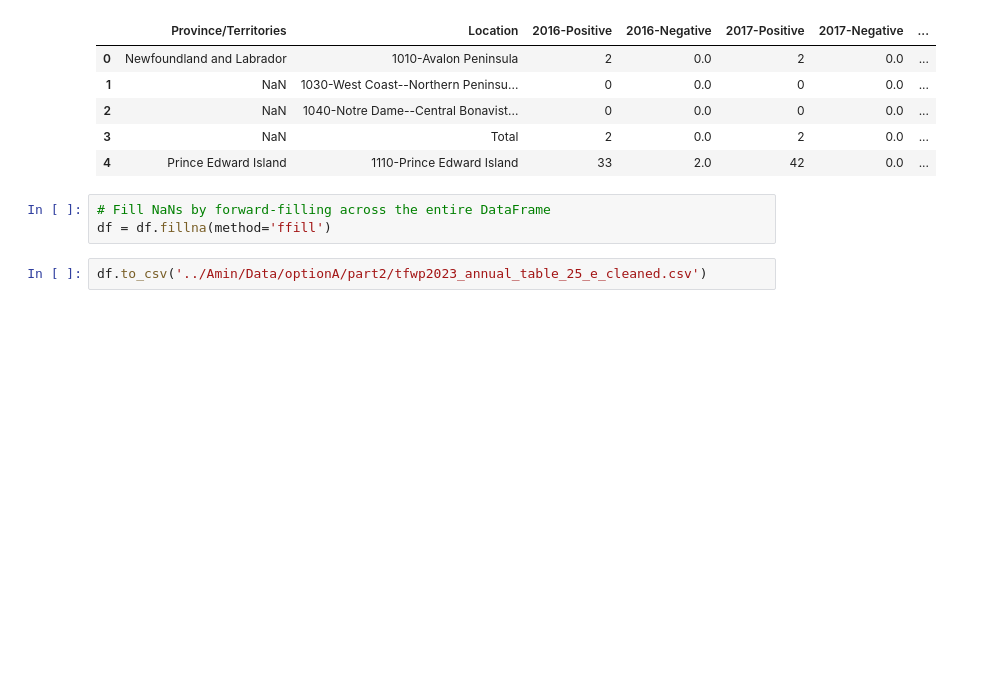
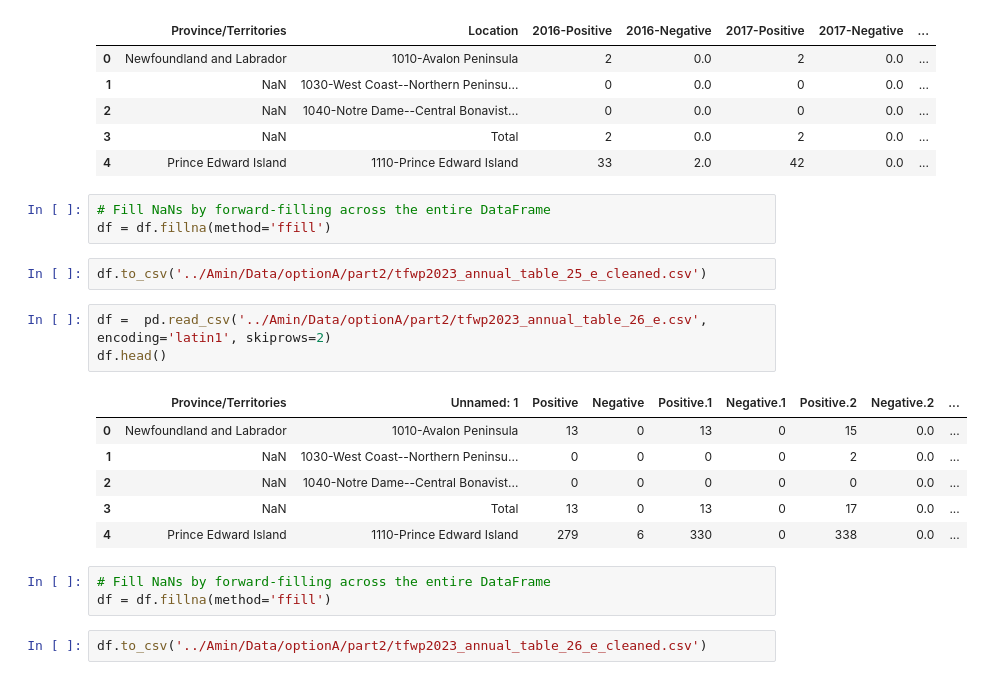
Before and after one commit to shubhleendhaka/Labor-Market-Analysis, a Jupyter notebook: Amin/main.ipynb, the cells around one changed output. Saved outputs shown, nothing was run; the diff lists cells and outputs as text; blank space fills up the shorter version.

Commit message:
cleaned table 26

```diff
--- a/Amin/main.ipynb
+++ b/Amin/main.ipynb
@@ -733,3 +733,18 @@ df.head()
 df = df.fillna(method='ffill')
 # %%
 df.to_csv('../Amin/Data/optionA/part2/tfwp2023_annual_table_25_e_cleaned.csv')
+# %%
+df =  pd.read_csv('../Amin/Data/optionA/part2/tfwp2023_annual_table_26_e.csv', encoding='latin1', skiprows=2)
+df.head()
+# %% [output]
+|  | Province/Territories | Unnamed: 1 | Positive | Negative | Positive.1 | Negative.1 | Positive.2 | Negative.2 | ... |
+| 0 | Newfoundland and Labrador | 1010-Avalon Peninsula | 13 | 0 | 13 | 0 | 15 | 0.0 | ... |
+| 1 | NaN | 1030-West Coast--Northern Peninsu... | 0 | 0 | 0 | 0 | 2 | 0.0 | ... |
+| 2 | NaN | 1040-Notre Dame--Central Bonavist... | 0 | 0 | 0 | 0 | 0 | 0.0 | ... |
+| 3 | NaN | Total | 13 | 0 | 13 | 0 | 17 | 0.0 | ... |
+| 4 | Prince Edward Island | 1110-Prince Edward Island | 279 | 6 | 330 | 0 | 338 | 0.0 | ... |
+# %%
+# Fill NaNs by forward-filling across the entire DataFrame
+df = df.fillna(method='ffill')
+# %%
+df.to_csv('../Amin/Data/optionA/part2/tfwp2023_annual_table_26_e_cleaned.csv')
```
Also changed, not shown: 1 other file.
